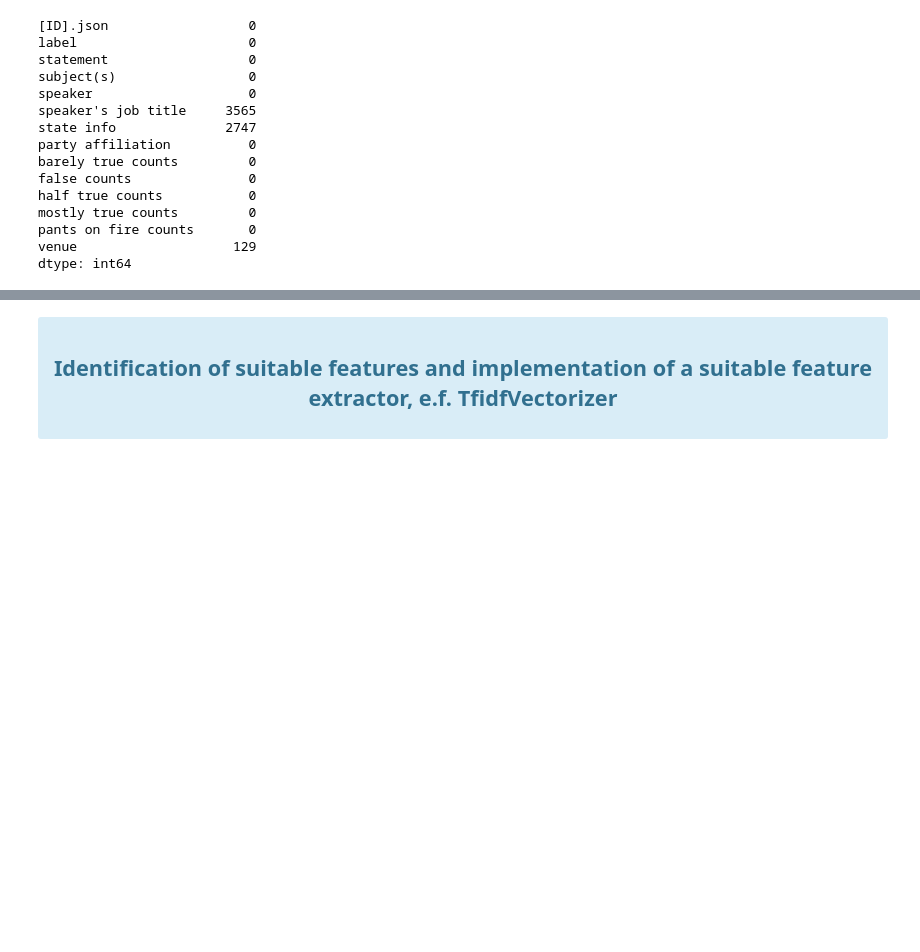
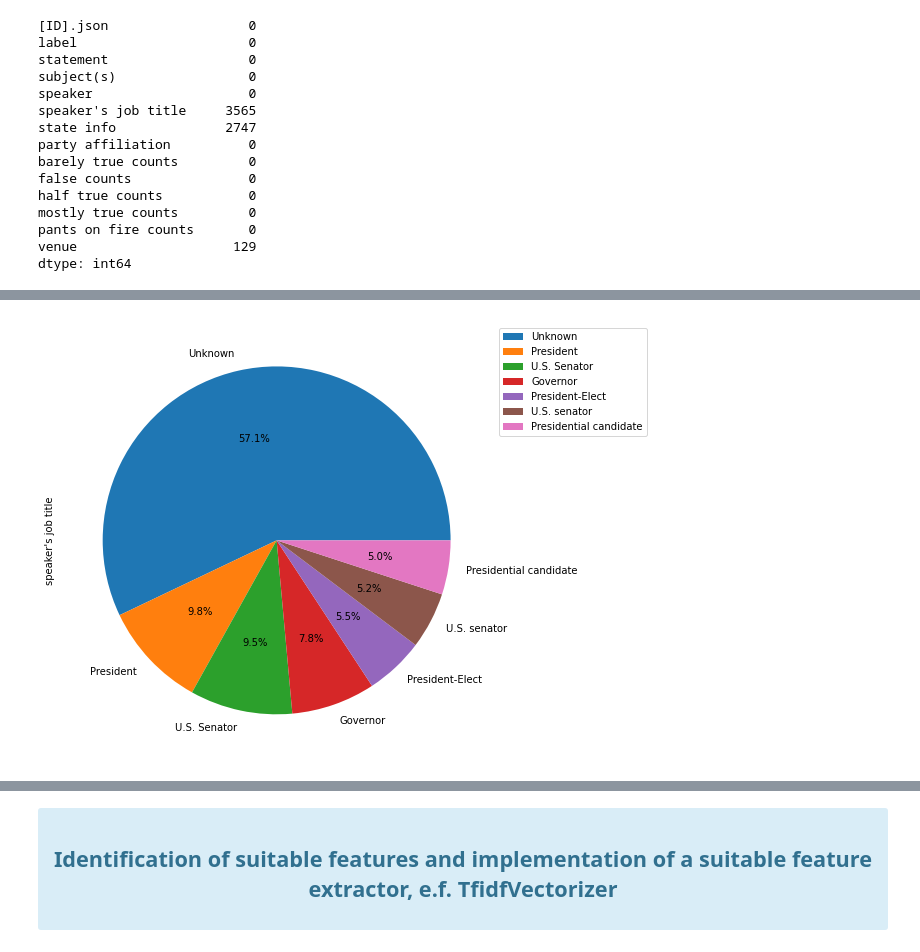
Before and after one commit to lucasviola/fake-news-detector-gnb, a Jupyter notebook: final-project.ipynb, the cells around one changed output, grey strips where cells are left out. Saved outputs shown, nothing was run; the diff lists cells and outputs as text; code cells hidden in the pictures; blank space fills up the shorter version.

```diff
--- a/final-project.ipynb
+++ b/final-project.ipynb
@@ -127,0 +231,5 @@ dtype: int64
+# %%
+# Plotting a pie graph based on the speaker's job title column
+plot_pie("speaker's job title")
+# %% [output]
+[figure, added]
```
Also changed, not shown: parts of 18 cells of this notebook.
